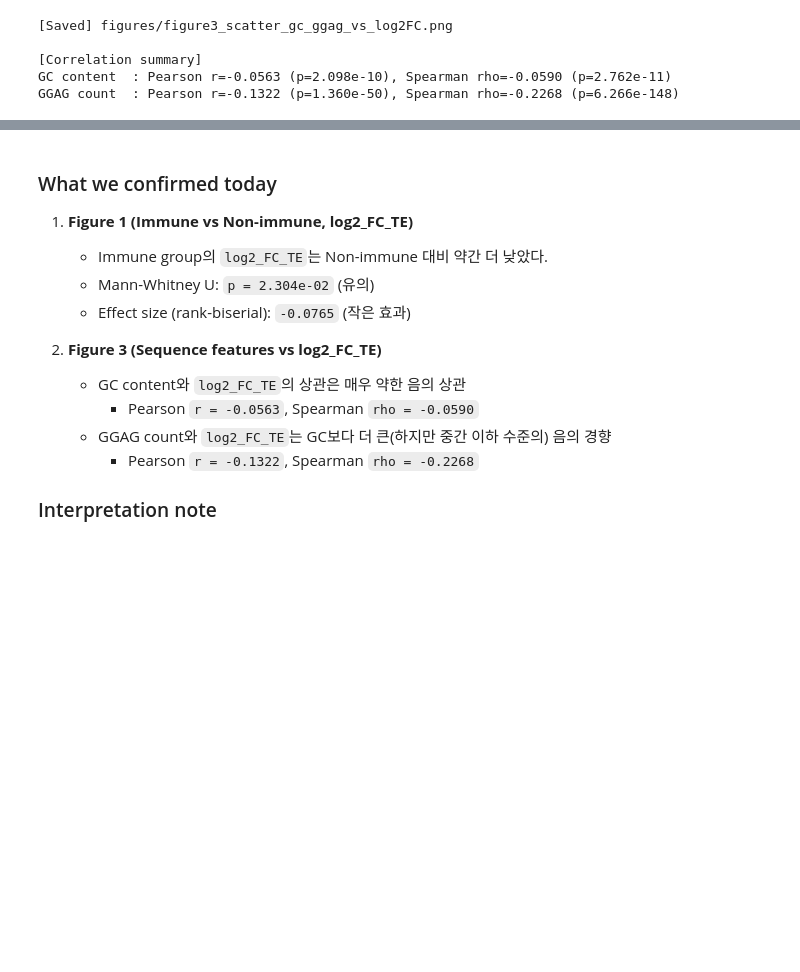
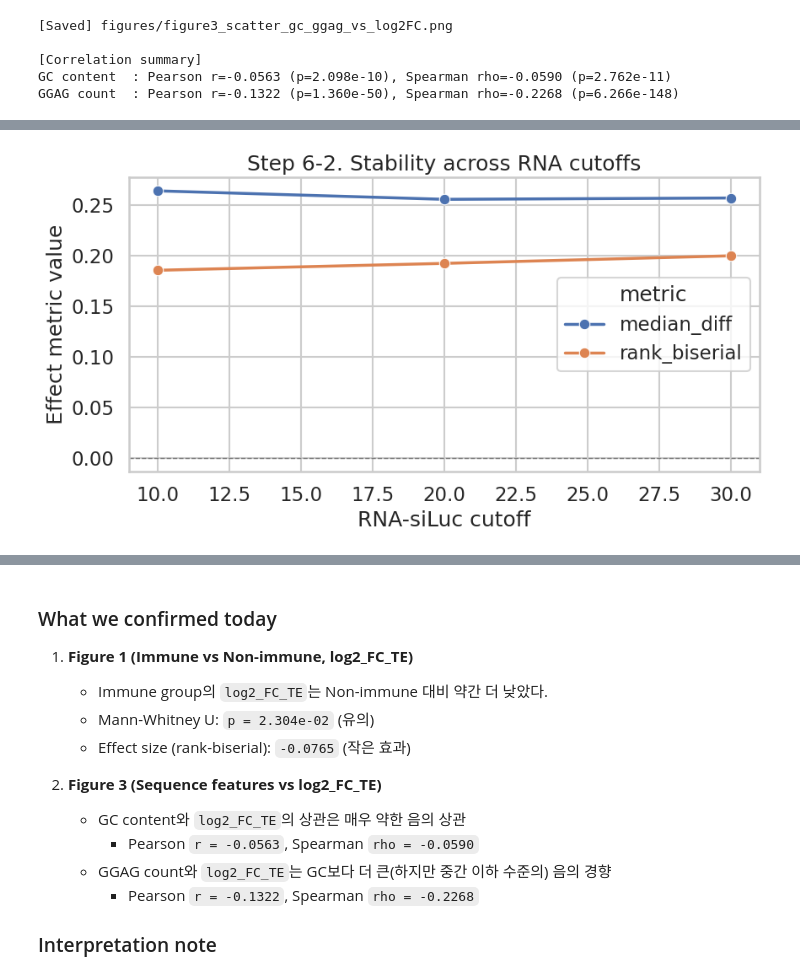
Before and after one commit to fluffyThor/Bioinfo1_project, a Jupyter notebook: my-own-analysis.ipynb, the cells around one changed output, grey strips where cells are left out. Drawn from its saved outputs; the diff is of its cells as text; code cells hidden in the pictures; blank space fills up the shorter version.

```diff
--- a/my-own-analysis.ipynb
+++ b/my-own-analysis.ipynb
@@ -663,0 +813,82 @@ GGAG count  : Pearson r=-0.1322 (p=1.360e-50), Spearman rho=-0.2268 (p=6.266e-14
+# %%
+import numpy as np
+import pandas as pd
+import seaborn as sns
+import matplotlib.pyplot as plt
+from scipy.stats import mannwhitneyu
+from pathlib import Path
+
+# 필요한 컬럼 확인
+required_cols = ['RNA-siLuc.bam', 'log2_FC_TE', 'is_refined_target']
+missing = [c for c in required_cols if c not in master_df.columns]
+if missing:
+    raise ValueError(f"Step 6-2에 필요한 컬럼이 없습니다: {missing}")
+
+cutoffs = [10, 20, 30]
+rows = []
+
+for c in cutoffs:
+    temp = master_df[master_df['RNA-siLuc.bam'] >= c].copy()
+    temp = temp.dropna(subset=['log2_FC_TE', 'is_refined_target'])
+
+    x = temp.loc[temp['is_refined_target'], 'log2_FC_TE'].values
+    y = temp.loc[~temp['is_refined_target'], 'log2_FC_TE'].values
+
+    # 그룹 최소 크기 체크
+    if len(x) < 5 or len(y) < 5:
+        rows.append({
+            'cutoff': c,
+            'n_total': len(temp),
+            'n_refined': len(x),
+            'n_other': len(y),
+            'p_value': np.nan,
+            'rank_biserial': np.nan,
+            'mean_diff': np.nan,
+            'median_diff': np.nan
+        })
+        continue
+
+    u, p = mannwhitneyu(x, y, alternative='two-sided')
+    rb = (2 * u) / (len(x) * len(y)) - 1
+
+    rows.append({
+        'cutoff': c,
+        'n_total': len(temp),
+        'n_refined': len(x),
+        'n_other': len(y),
+        'p_value': p,
+        'rank_biserial': rb,
+        'mean_diff': np.mean(x) - np.mean(y),
+        'median_diff': np.median(x) - np.median(y)
+    })
+
+sens_df = pd.DataFrame(rows).sort_values('cutoff')
+
+print('[Sensitivity table]')
+display(sens_df)
+
+# 시각화: cutoff별 median diff, effect size
+plot_long = sens_df.melt(
+    id_vars=['cutoff'],
+    value_vars=['median_diff', 'rank_biserial'],
+    var_name='metric',
+    value_name='value'
+)
+
+sns.set_theme(style='whitegrid', context='talk')
+fig, ax = plt.subplots(figsize=(9, 5))
+sns.lineplot(data=plot_long, x='cutoff', y='value', hue='metric', marker='o', linewidth=2.5, ax=ax)
+ax.axhline(0, color='gray', linestyle='--', linewidth=1)
+ax.set_title('Step 6-2. Stability across RNA cutoffs')
+ax.set_xlabel('RNA-siLuc cutoff')
+ax.set_ylabel('Effect metric value')
+plt.tight_layout()
+
+fig_dir = Path('figures')
+fig_dir.mkdir(exist_ok=True)
+out_path = fig_dir / 'step6_2_cutoff_sensitivity.png'
+plt.savefig(out_path, dpi=300, bbox_inches='tight')
+plt.show()
+
+print(f"[Saved] {out_path}")
+# %% [output]
@@ -663,0 +900 @@ GGAG count  : Pearson r=-0.1322 (p=1.360e-50), Spearman rho=-0.2268 (p=6.266e-14
+[figure, added]
```
Also changed, not shown: parts of 7 cells of this notebook, 3 other files.
